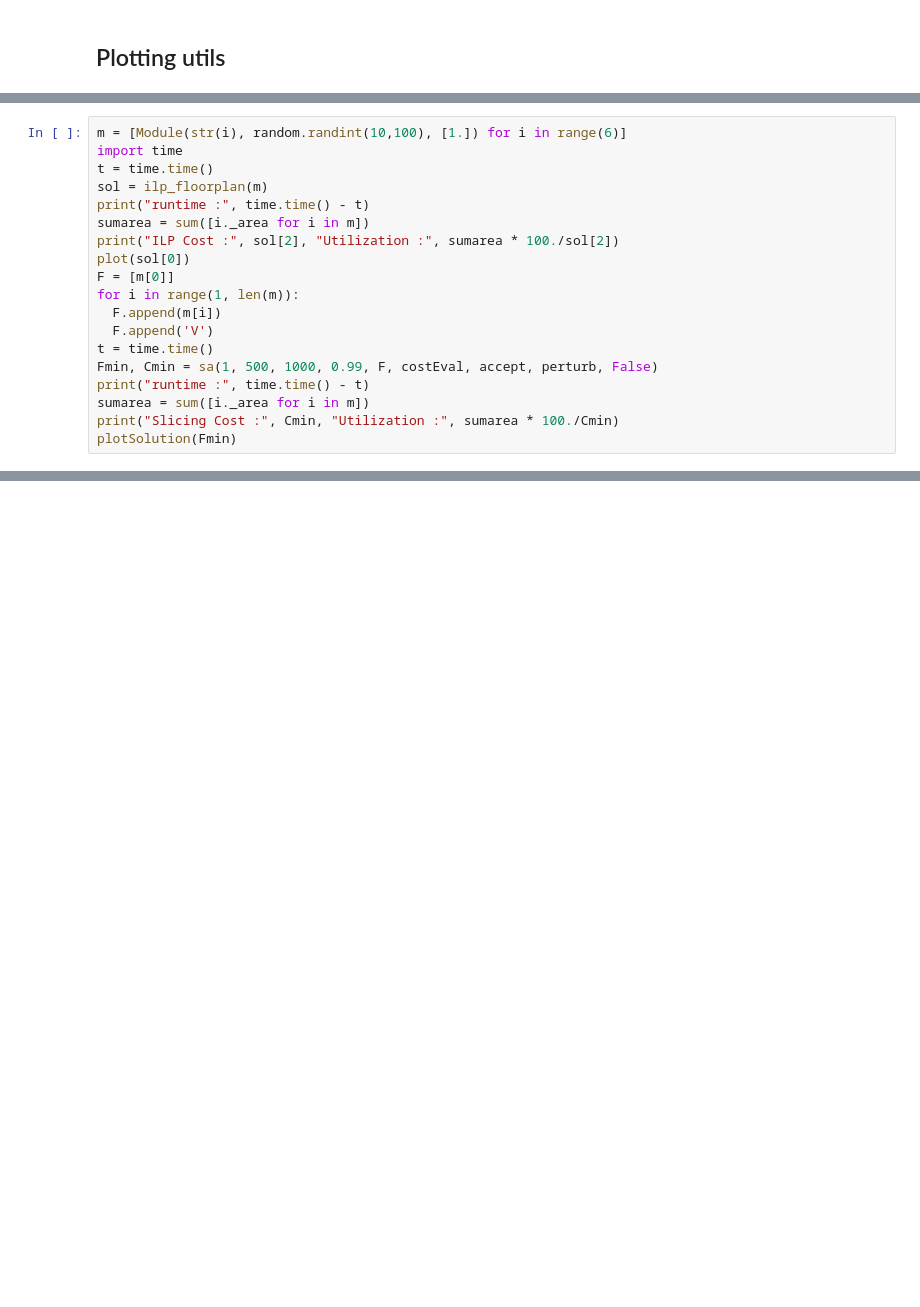
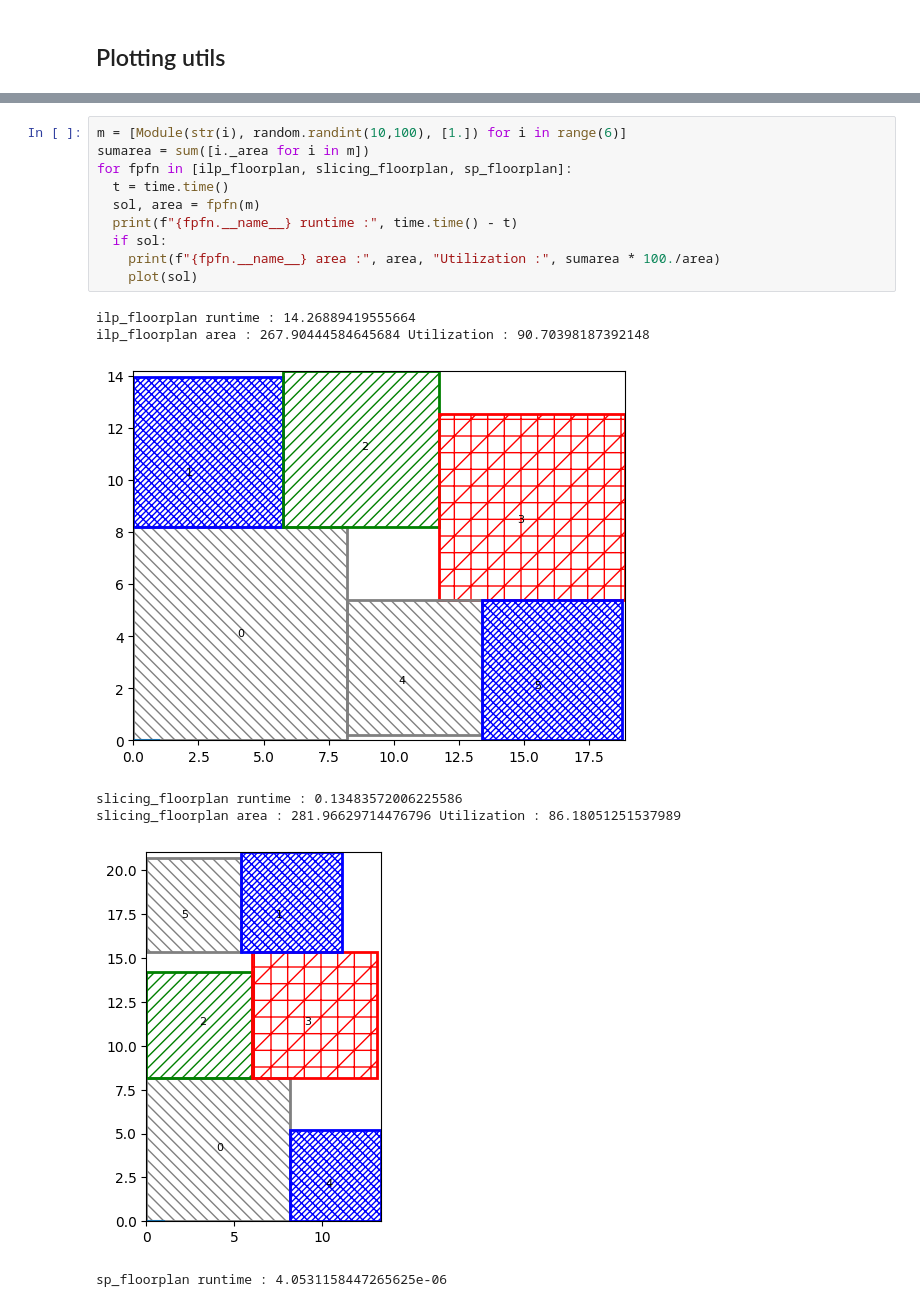
Before and after one commit to srini229/EE5333_tutorials, a Jupyter notebook: fp/Floorplanning.ipynb, the cells around one changed output, grey strips where cells are left out. Saved outputs shown, nothing was run; the diff lists cells and outputs as text; blank space fills up the shorter version.

```diff
--- a/fp/Floorplanning.ipynb
+++ b/fp/Floorplanning.ipynb
@@ -349,19 +339,0 @@ ILP Cost : 81.0 Utilization : 100.0 approx area: 81.468
-# %%
-m = [Module(str(i), random.randint(10,100), [1.]) for i in range(6)]
-import time
-t = time.time()
-sol = ilp_floorplan(m)
-print("runtime :", time.time() - t)
-sumarea = sum([i._area for i in m])
-print("ILP Cost :", sol[2], "Utilization :", sumarea * 100./sol[2])
-plot(sol[0])
-F = [m[0]]
-for i in range(1, len(m)):
-  F.append(m[i])
-  F.append('V')
-t = time.time()
-Fmin, Cmin = sa(1, 500, 1000, 0.99, F, costEval, accept, perturb, False)
-print("runtime :", time.time() - t)
-sumarea = sum([i._area for i in m])
-print("Slicing Cost :", Cmin, "Utilization :", sumarea * 100./Cmin)
-plotSolution(Fmin)
@@ -374,0 +340,18 @@ Slicing Cost : 351.58784482485 Utilization : 86.74930162956612
+# %%
+m = [Module(str(i), random.randint(10,100), [1.]) for i in range(6)]
+sumarea = sum([i._area for i in m])
+for fpfn in [ilp_floorplan, slicing_floorplan, sp_floorplan]:
+  t = time.time()
+  sol, area = fpfn(m)
+  print(f"{fpfn.__name__} runtime :", time.time() - t)
+  if sol:
+    print(f"{fpfn.__name__} area :", area, "Utilization :", sumarea * 100./area)
+    plot(sol)
+# %% [output]
+ilp_floorplan runtime : 14.26889419555664
+ilp_floorplan area : 267.90444584645684 Utilization : 90.70398187392148
+[figure, added]
+slicing_floorplan runtime : 0.13483572006225586
+slicing_floorplan area : 281.96629714476796 Utilization : 86.18051251537989
+[figure, added]
+sp_floorplan runtime : 4.0531158447265625e-06
```
Also changed, not shown: parts of 14 cells of this notebook.
